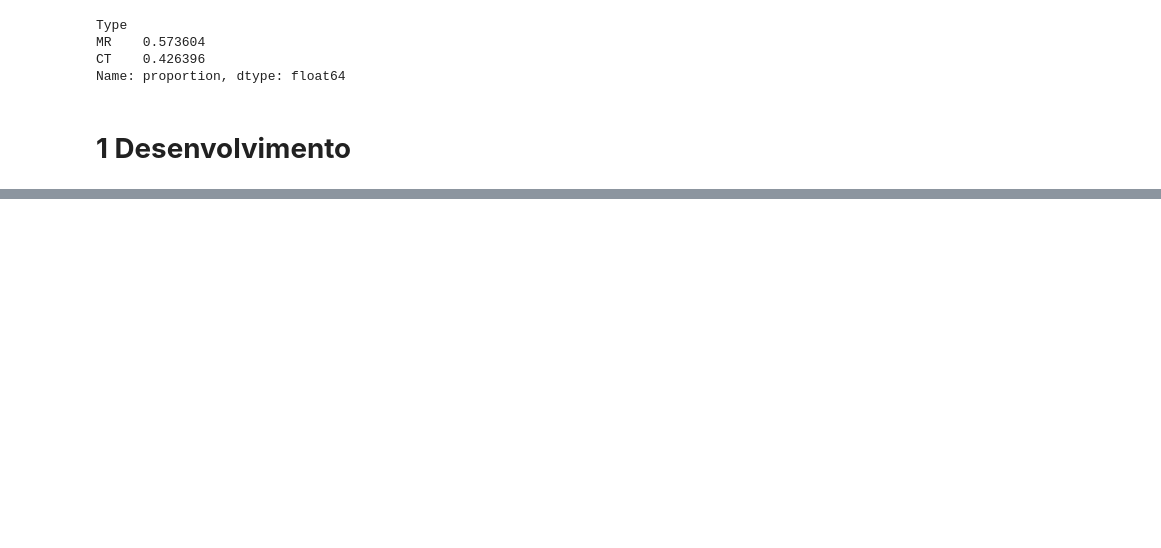
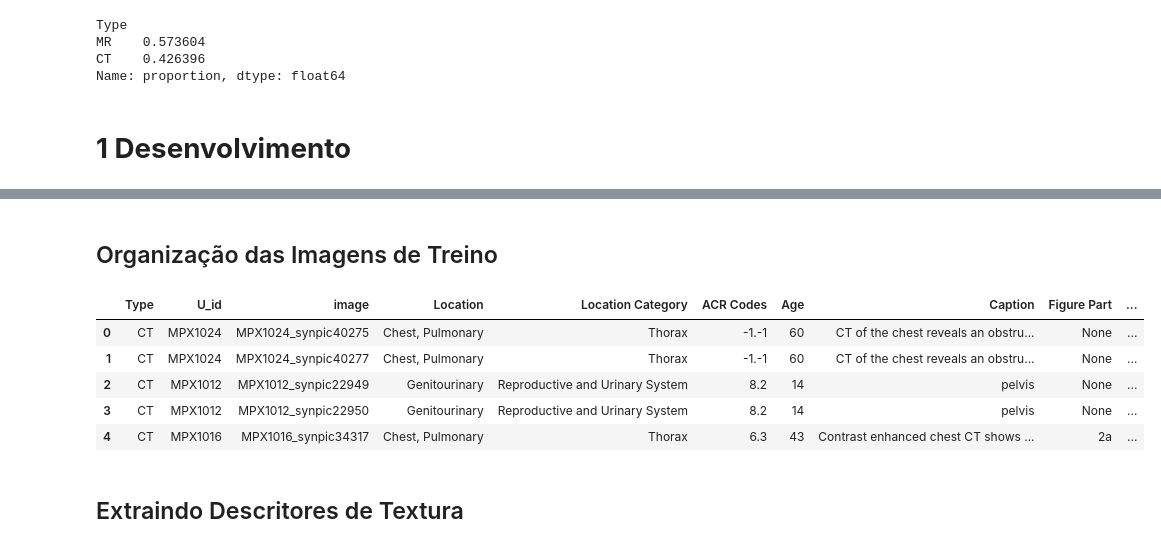
Before and after one commit to ivpinheiro/SCC0270-redes-neurais, a Jupyter notebook: Trabalho_1.ipynb, the cells around one changed output, grey strips where cells are left out. Cells and saved outputs as stored; diff of their text form; code cells hidden in the pictures; blank space fills up the shorter version.

```diff
--- a/Trabalho_1.ipynb
+++ b/Trabalho_1.ipynb
@@ -51,5 +80,6 @@ df = pd.DataFrame(dados)
 # %%
 # Visualizando as 5 primeiras linhas
+df = create_content_df(GITHUB_URL)
 df.head()
 # %% [output]
 |  | Type | U_id | image | Location | Location Category | ACR Codes | Age | Caption | Figure Part | ... |
@@ -132,0 +168,32 @@ Para a parte 01, iremos desenvolver um algortimo de classificação de imagens,
+# %% [markdown]
+## Organização das Imagens de Treino
+# %%
+DESCRIPTIONS_TRAIN_PATH = "./MedPix-2.0/splitted_dataset/descriptions_train.jsonl"
+# %%
+def read_train_data(path:str):
+
+    with open(path, "r+") as f:
+        lines = f.readlines()
+
+        dados = []
+        for linha in lines:
+            registro = json.loads(linha)
+            descricao = registro.pop("Description")
+            registro.update(descricao)
+            dados.append(registro)
+
+    # Criando o DataFrame
+    df = pd.DataFrame(dados)
+
+    return df
+# %%
+df_train = read_train_data(DESCRIPTIONS_TRAIN_PATH)
+# %%
+df_train.head()
+# %% [output]
+|  | Type | U_id | image | Location | Location Category | ACR Codes | Age | Caption | Figure Part | ... |
+| 0 | CT | MPX1024 | MPX1024_synpic40275 | Chest, Pulmonary | Thorax | -1.-1 | 60 | CT of the chest reveals an obstru... | None | ... |
+| 1 | CT | MPX1024 | MPX1024_synpic40277 | Chest, Pulmonary | Thorax | -1.-1 | 60 | CT of the chest reveals an obstru... | None | ... |
+| 2 | CT | MPX1012 | MPX1012_synpic22949 | Genitourinary | Reproductive and Urinary System | 8.2 | 14 | pelvis | None | ... |
+| 3 | CT | MPX1012 | MPX1012_synpic22950 | Genitourinary | Reproductive and Urinary System | 8.2 | 14 | pelvis | None | ... |
+| 4 | CT | MPX1016 | MPX1016_synpic34317 | Chest, Pulmonary | Thorax | 6.3 | 43 | Contrast enhanced chest CT shows ... | 2a | ... |
@@ -132,0 +208,2 @@ Para a parte 01, iremos desenvolver um algortimo de classificação de imagens,
+# %% [markdown]
+## Extraindo Descritores de Textura
```
Also changed, not shown: parts of 15 cells of this notebook.
